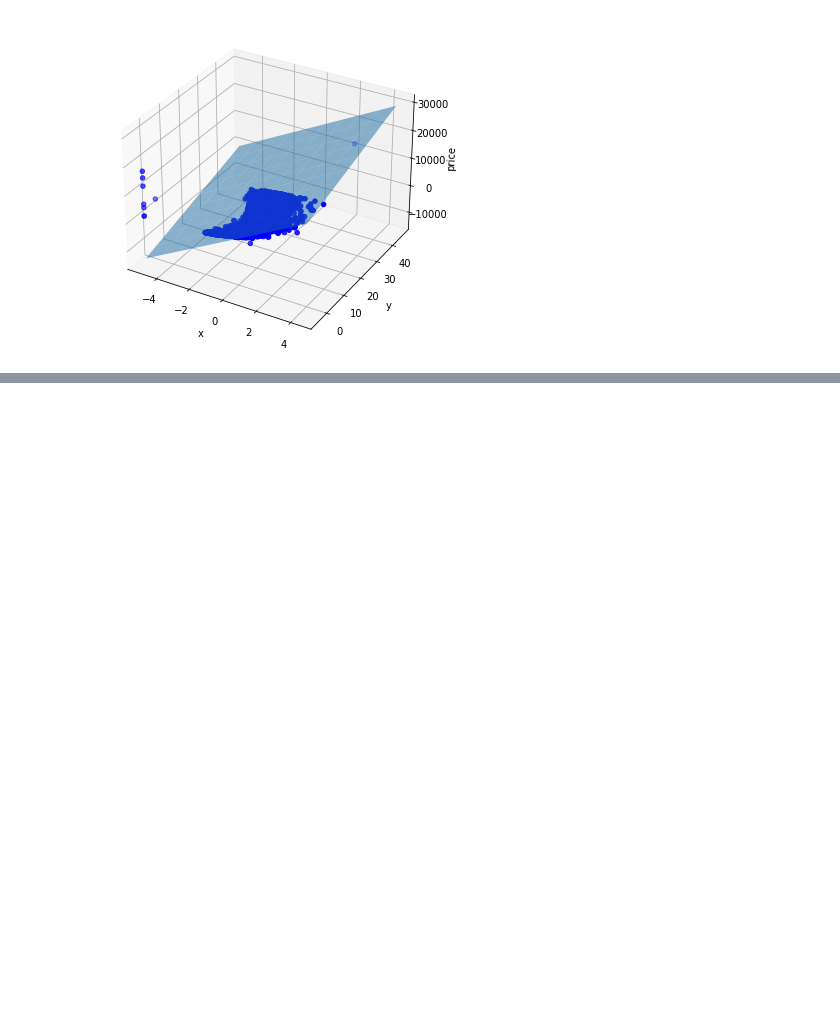
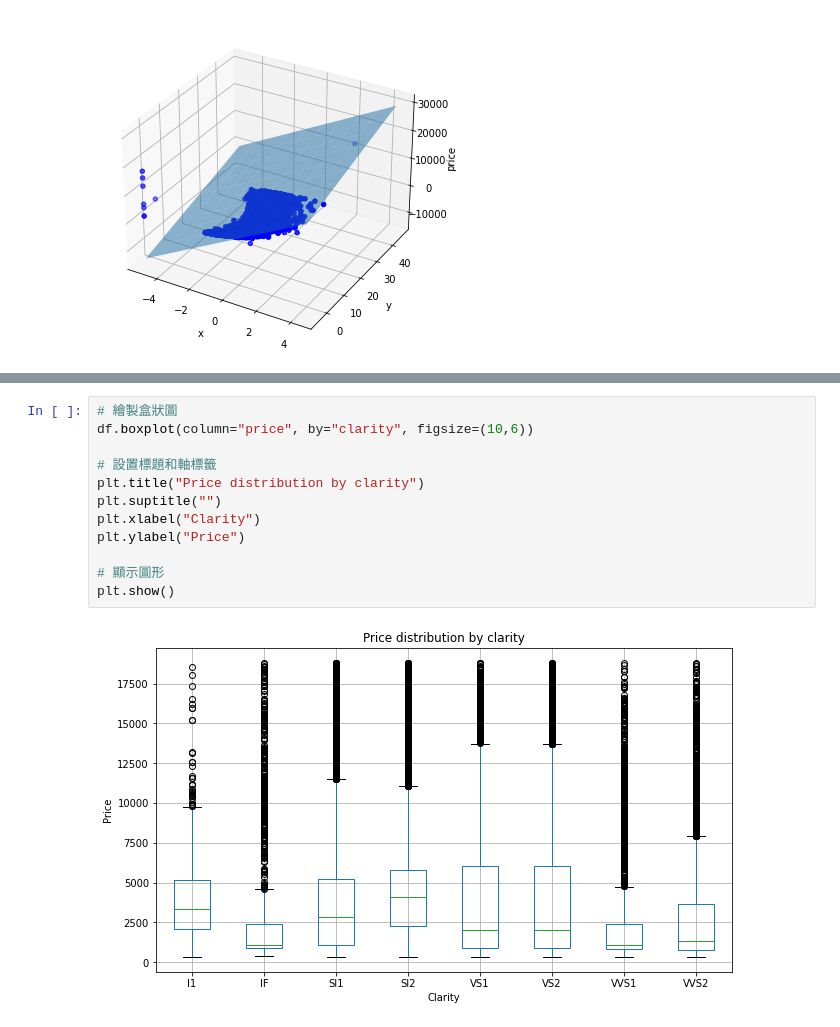
Before and after one commit to whats2000/coding-stuff-I-make-from-learning, a Jupyter notebook: Pythons/others/Team Project/project.ipynb, the cells around one changed output, grey strips where cells are left out. Drawn from its saved outputs; the diff is of its cells as text; blank space fills up the shorter version.

```diff
--- a/Pythons/others/Team Project/project.ipynb
+++ b/Pythons/others/Team Project/project.ipynb
@@ -193,0 +208,14 @@ plt.show()
+# %%
+# 繪製盒狀圖
+df.boxplot(column="price", by="clarity", figsize=(10,6))
+
+# 設置標題和軸標籤
+plt.title("Price distribution by clarity")
+plt.suptitle("")
+plt.xlabel("Clarity")
+plt.ylabel("Price")
+
+# 顯示圖形
+plt.show()
+# %% [output]
+[figure, added]
```
Also changed, not shown: parts of 1 cell of this notebook.
